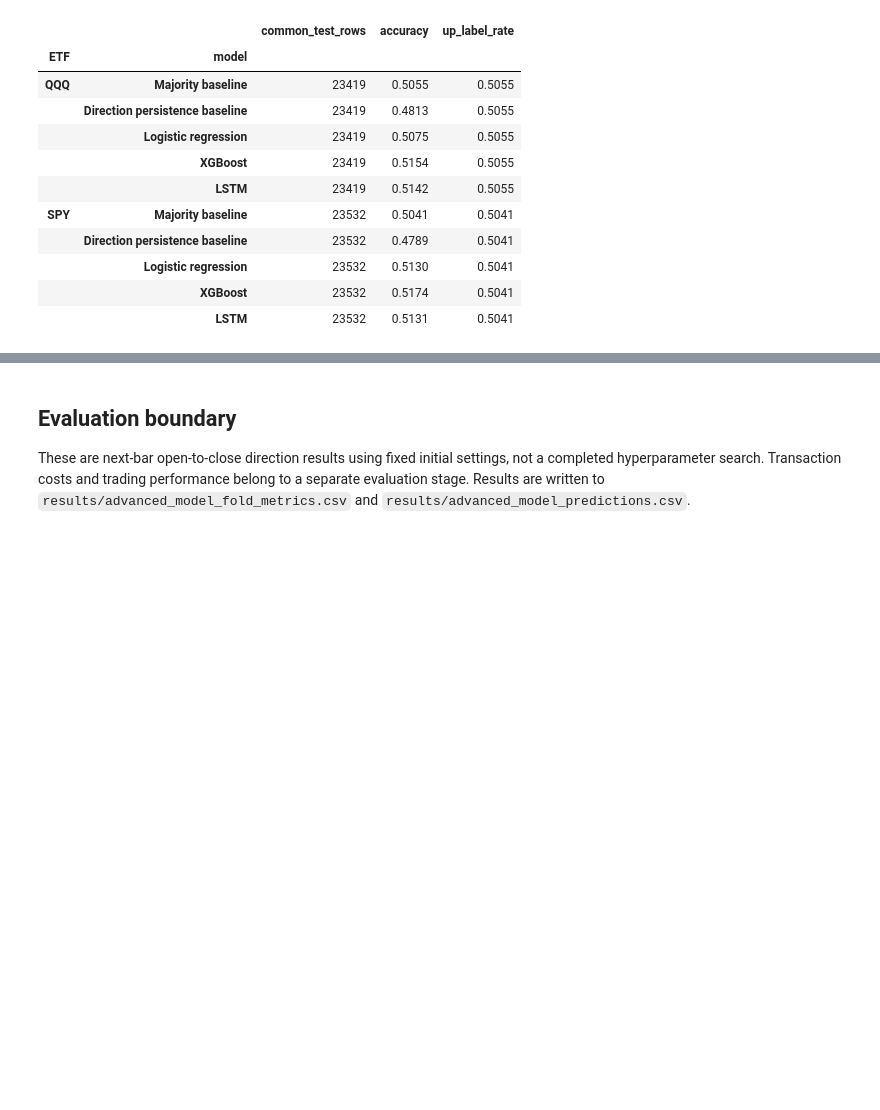
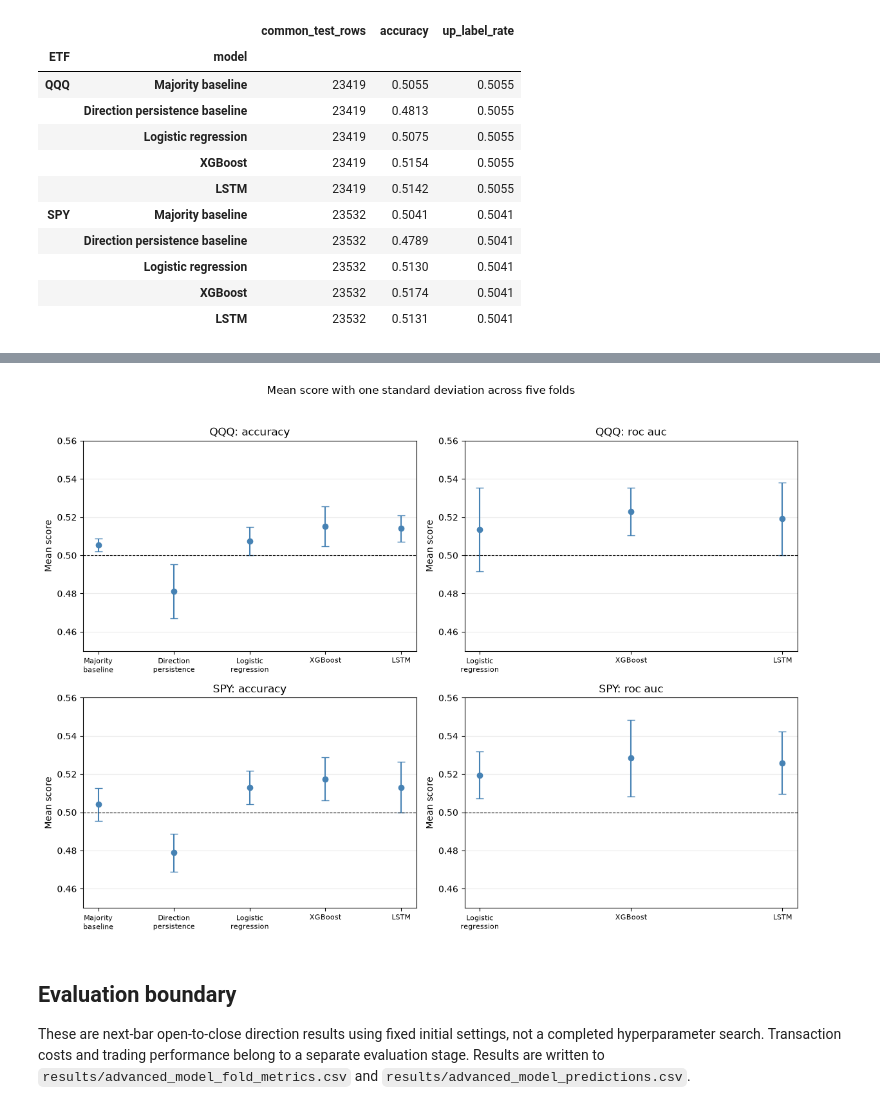
Before and after one commit to Pollyyxx/Intraday-equity-forecasting, a Jupyter notebook: notebooks/04_xgboost_lstm.ipynb, the cells around one changed output, grey strips where cells are left out. Cells and saved outputs as stored; diff of their text form; code cells hidden in the pictures; blank space fills up the shorter version.

```diff
--- a/notebooks/04_xgboost_lstm.ipynb
+++ b/notebooks/04_xgboost_lstm.ipynb
@@ -83,3 +91,36 @@ display(pd.DataFrame(pooled_rows).set_index(['ETF', 'model']).round(4))
+# %%
+# Compare fold means and variation without squeezing long model names.
+model_order = ['Majority baseline', 'Direction persistence baseline', 'Logistic regression', 'XGBoost', 'LSTM']
+short_names = {
+    'Majority baseline': 'Majority\nbaseline',
+    'Direction persistence baseline': 'Direction\npersistence',
+    'Logistic regression': 'Logistic\nregression',
+    'XGBoost': 'XGBoost',
+    'LSTM': 'LSTM',
+}
+fig, axes = plt.subplots(2, 2, figsize=(12, 9))
+for row, ticker in enumerate(['QQQ', 'SPY']):
+    ticker_metrics = fold_metrics.loc[fold_metrics['ETF'].eq(ticker)]
+    for col, metric in enumerate(['accuracy', 'roc_auc']):
+        axis = axes[row, col]
+        grouped = ticker_metrics.groupby('model')[metric].agg(['mean', 'std']).reindex(model_order).dropna()
+        positions = range(len(grouped))
+        axis.errorbar(
+            positions, grouped['mean'], yerr=grouped['std'],
+            fmt='o', capsize=4, color='steelblue',
+        )
+        axis.axhline(0.5, color='black', linestyle='--', linewidth=0.8)
+        labels = [short_names[name] for name in grouped.index]
+        axis.set_xticks(list(positions), labels, fontsize=8)
+        axis.set_ylim(0.45, 0.56)
+        axis.set_title(f'{ticker}: {metric.replace("_", " ")}')
+        axis.set_ylabel('Mean score')
+        axis.grid(axis='y', alpha=0.25)
+fig.suptitle('Mean score with one standard deviation across five folds')
+fig.tight_layout(rect=(0, 0.02, 1, 0.96))
+plt.show()
+# %% [output]
+[figure, added]
 # %% [markdown]
 ## Evaluation boundary
 
```
Also changed, not shown: parts of 4 cells of this notebook, 17 other files.
